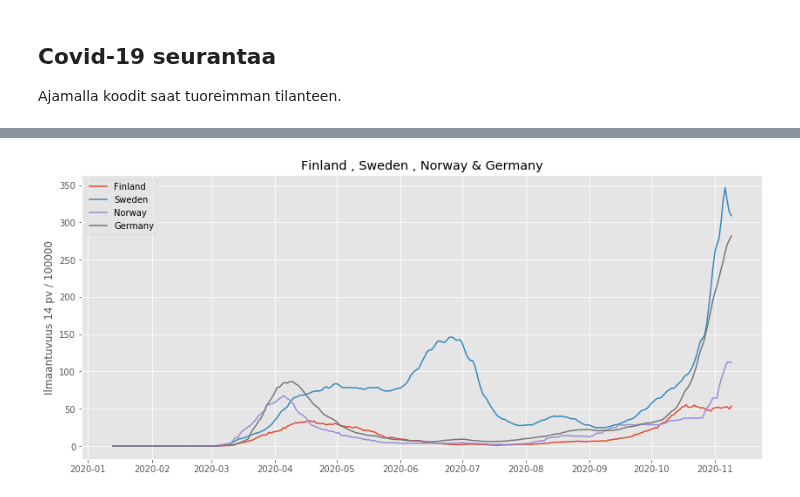
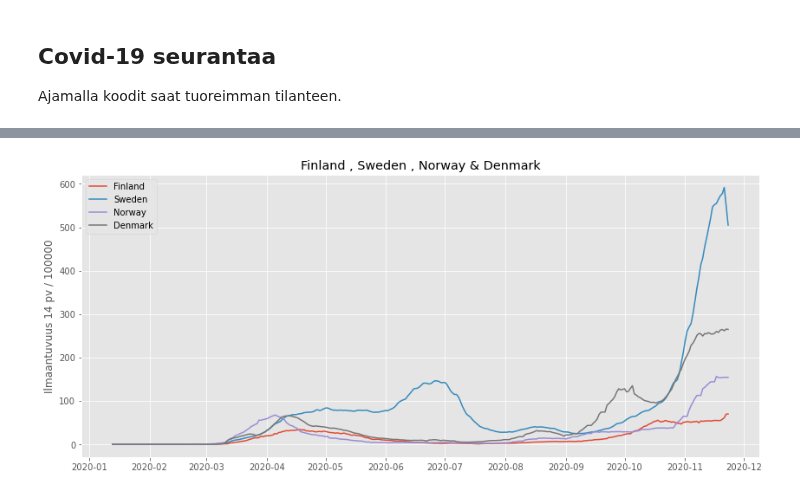
Before and after one commit to taanila/aikasarjat, a Jupyter notebook: covid.ipynb, the cells around one changed output, grey strips where cells are left out. Saved outputs shown, nothing was run; the diff lists cells and outputs as text; code cells hidden in the pictures.

```diff
--- a/covid.ipynb
+++ b/covid.ipynb
@@ -108,3 +108,3 @@ vertaa4('United_Kingdom', 'France', 'Italy', 'Spain')
 # %%
-vertaa4('Finland', 'Sweden', 'Norway', 'Germany')
+vertaa4('Finland', 'Sweden', 'Norway', 'Denmark')
 # %% [output]
@@ -112,4 +112,4 @@ vertaa4('Finland', 'Sweden', 'Norway', 'Germany')
-[figure, old version]
+[figure, new version]
 # %%
 vertaa4('Czechia', 'Poland', 'Belgium', 'France')
 # %% [output]
```
Also changed, not shown: parts of 10 cells of this notebook.
